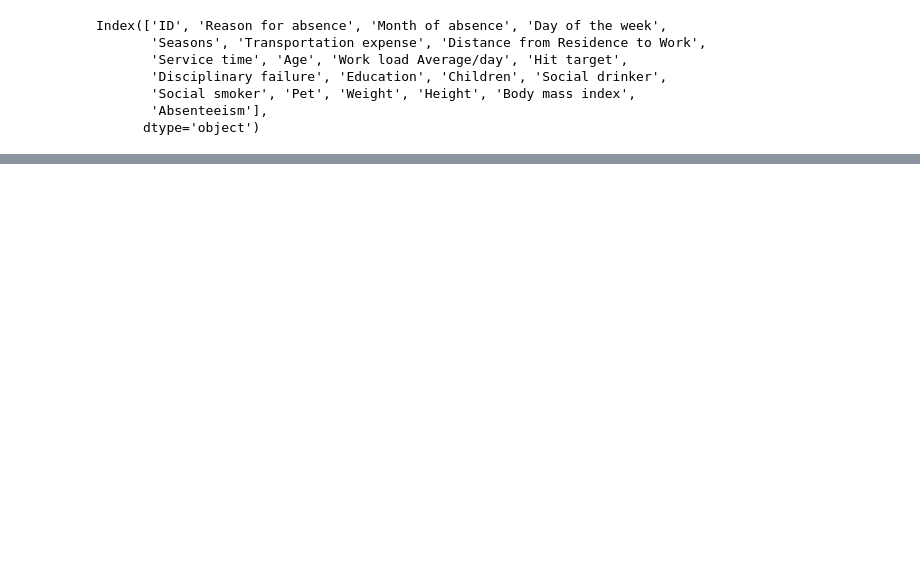
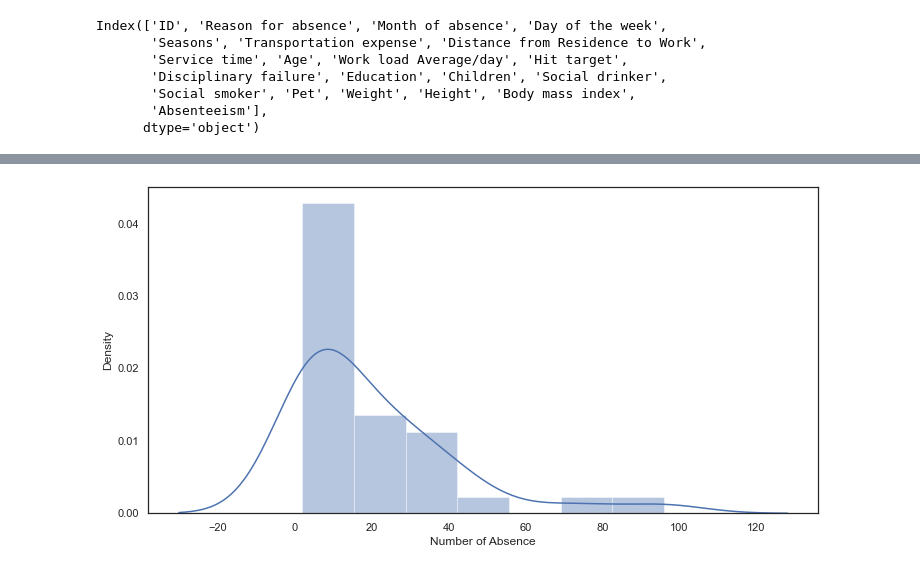
Before and after one commit to PerrierRemi/absenteeism_at_work, a Jupyter notebook: exploring.ipynb, the cells around one changed output, grey strips where cells are left out. Saved outputs shown, nothing was run; the diff lists cells and outputs as text; code cells hidden in the pictures; blank space fills up the shorter version.

```diff
--- a/exploring.ipynb
+++ b/exploring.ipynb
@@ -42,0 +87,7 @@ for _id, df in data[['ID', 'Transportation expense', 'Distance from Residence to
+# %%
+# Density
+plt.figure(figsize=(12, 6))
+sns.distplot(employee_df['Number of Absence'])
+plt.show()
+# %% [output]
+[figure, added]
```
Also changed, not shown: parts of 10 cells of this notebook, 6 other files.
